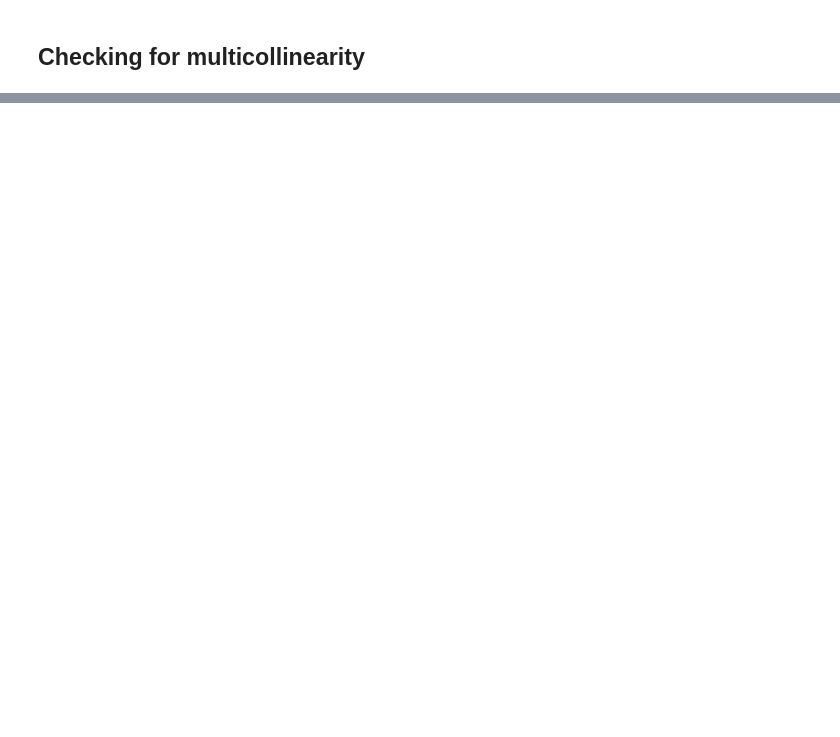
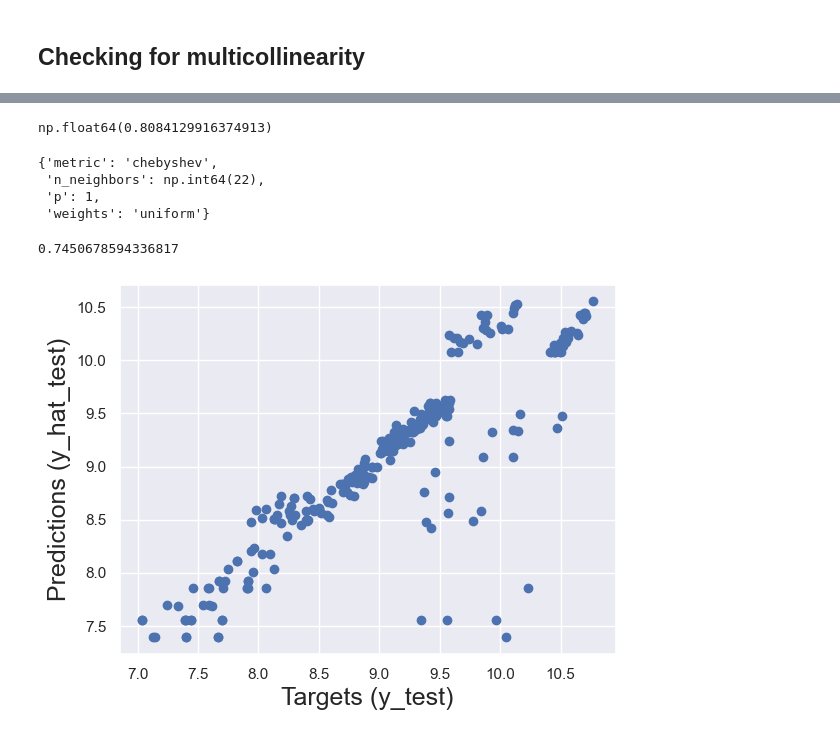
Before and after one commit to MichAdebayo/simplon_insurance_price_prediction, a Jupyter notebook: data_model.ipynb, the cells around one changed output, grey strips where cells are left out. Drawn from its saved outputs; the diff is of its cells as text; code cells hidden in the pictures; blank space fills up the shorter version.

```diff
--- a/data_model.ipynb
+++ b/data_model.ipynb
@@ -197,0 +260,7 @@ vif
+# %%
+from sklearn.model_selection import train_test_split
+
+x_train, x_test, y_train, y_test = train_test_split(X_model, y_model, test_size=0.2, random_state=42)
+
+print("Train set", x_train.shape)
+print("Test set", x_test.shape)
@@ -197,0 +270,14 @@ vif
+# %%
+from sklearn.model_selection import GridSearchCV
+from sklearn.neighbors import KNeighborsRegressor
+
+param_grid = {'n_neighbors' : np.arange(1, 50),
+              'weights': ['uniform', 'distance'],
+              'metric': ['sokalmichener', 'cityblock', 'nan_euclidean', 'chebyshev',
+                         'euclidean', 'manhattan', 'cosine'],
+              'p': [1, 2, 3]
+              }
+
+grid = GridSearchCV(KNeighborsRegressor(), param_grid, cv=5, error_score='raise')
+
+grid.fit(x_train, y_train)
@@ -197,0 +293,26 @@ vif
+# %%
+grid.best_score_
+# %% [output]
+np.float64(0.8084129916374913)
+# %%
+grid.best_params_
+# %% [output]
+{'metric': 'chebyshev',
+ 'n_neighbors': np.int64(22),
+ 'p': 1,
+ 'weights': 'uniform'}
+# %%
+knn_model_1 = grid.best_estimator_
+# %%
+knn_model_1.score(x_test,y_test)
+# %% [output]
+0.7450678594336817
+# %%
+y_hat_test = knn_model_1.predict(x_test)
+# %%
+plt.scatter(y_test, y_hat_test)
+plt.xlabel('Targets (y_test)',size=18)
+plt.ylabel('Predictions (y_hat_test)',size=18)
+plt.show()
+# %% [output]
+[figure, added]
```
Also changed, not shown: parts of 45 cells of this notebook, 1 other file.
